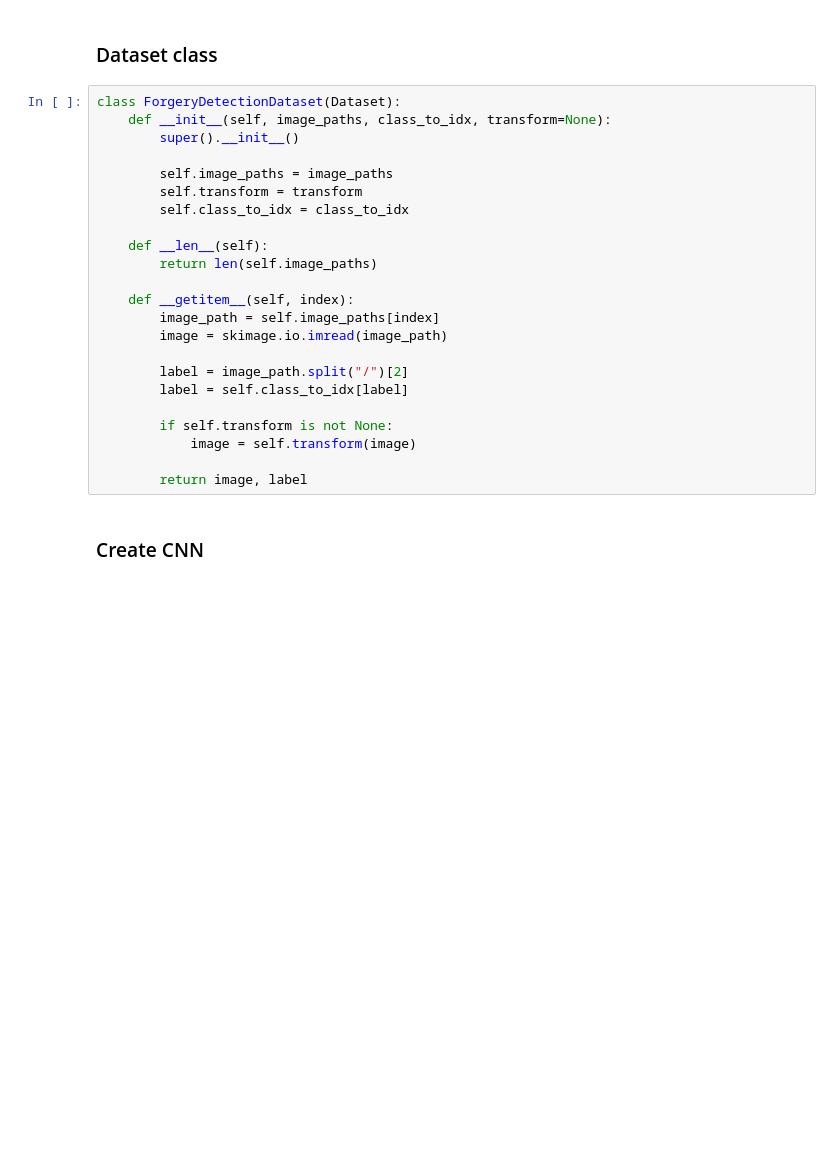
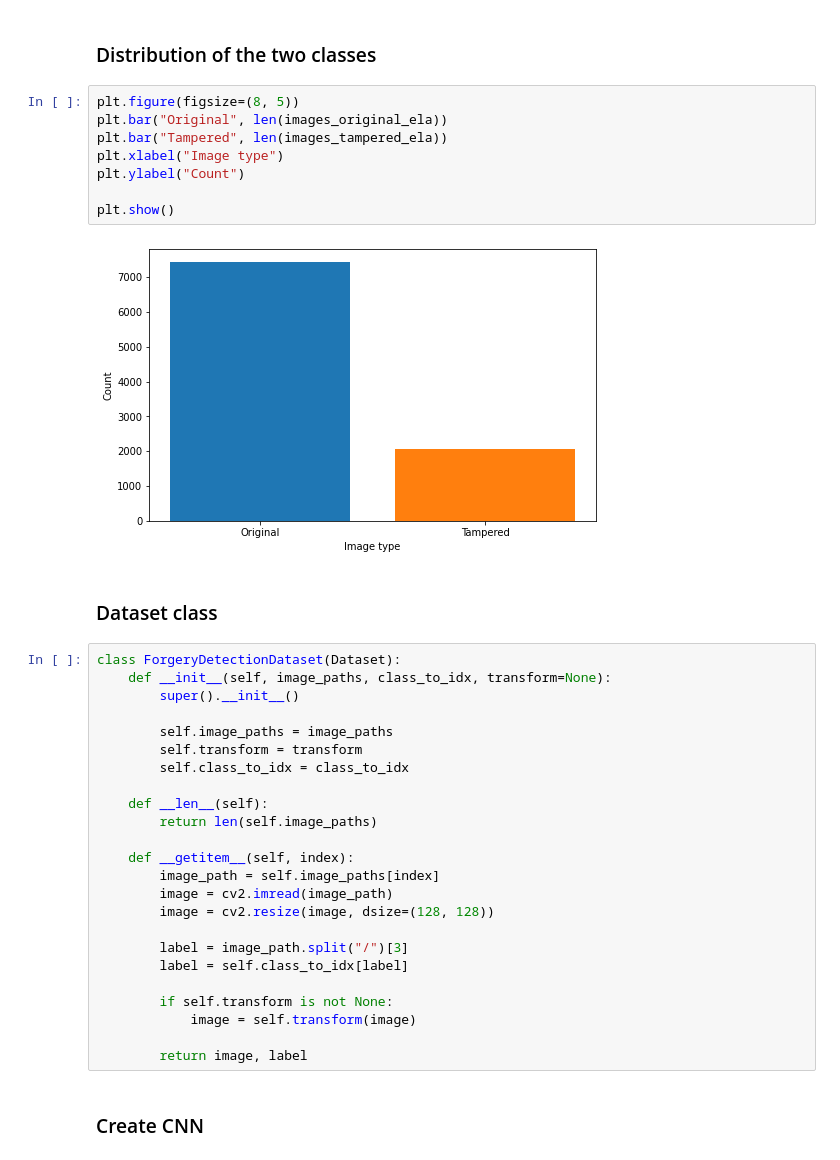
Before and after one commit to olihofmann/cas-aml, a Jupyter notebook: image-forgery-detection/forgery-detection-cnn.ipynb, the cells around one changed output. Cells and saved outputs as stored; diff of their text form; blank space fills up the shorter version.

```diff
--- a/image-forgery-detection/forgery-detection-cnn.ipynb
+++ b/image-forgery-detection/forgery-detection-cnn.ipynb
@@ -9,3 +81,15 @@ from torch.functional import F
+# %% [markdown]
+### Distribution of the two classes
+# %%
+plt.figure(figsize=(8, 5))
+plt.bar("Original", len(images_original_ela))
+plt.bar("Tampered", len(images_tampered_ela))
+plt.xlabel("Image type")
+plt.ylabel("Count")
+
+plt.show()
+# %% [output]
+[figure, added]
 # %% [markdown]
 ### Dataset class
 # %%
@@ -22,9 +106,10 @@ class ForgeryDetectionDataset(Dataset):
 
     def __getitem__(self, index):
         image_path = self.image_paths[index]
-        image = skimage.io.imread(image_path)
+        image = cv2.imread(image_path)
+        image = cv2.resize(image, dsize=(128, 128))
 
-        label = image_path.split("/")[2]
+        label = image_path.split("/")[3]
         label = self.class_to_idx[label]
 
         if self.transform is not None:
```
Also changed, not shown: parts of 31 cells of this notebook.
